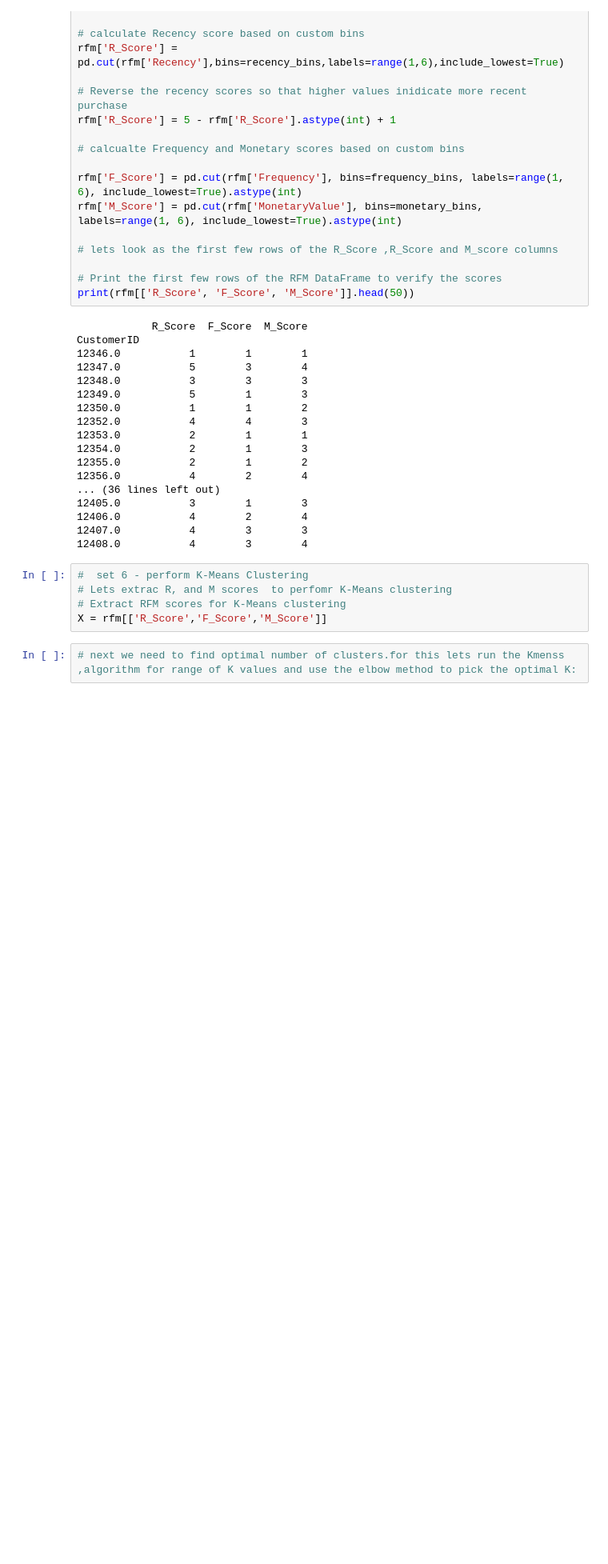
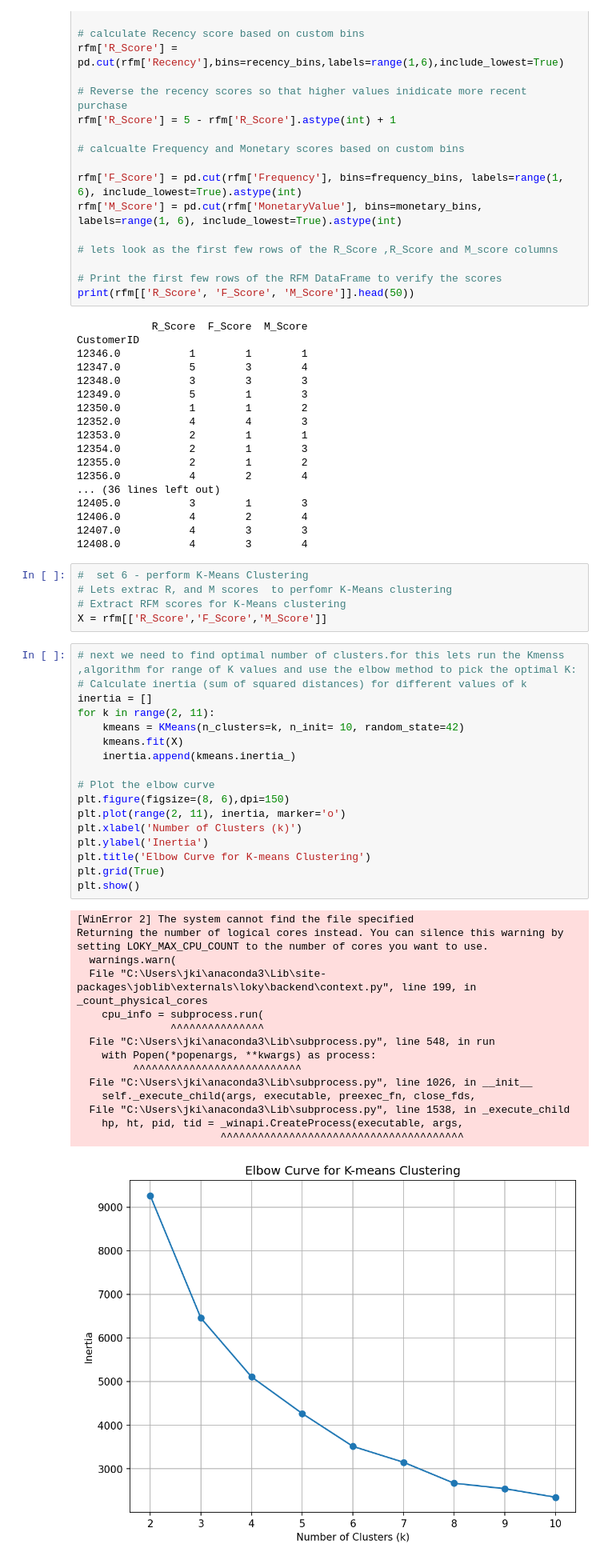
Before and after one commit to JohnKimaiyo/Business-Analyst-Projects, a Jupyter notebook: Python Data Analysis Projects/Customer Behaviour Projects/RFM Analysis/Online Shopping Data/January Online Shoping.ipynb, the cells around one changed output. Shown at 80% size. Drawn from its saved outputs; the diff is of its cells as text; blank space fills up the shorter version.

```diff
--- a/Python Data Analysis Projects/Customer Behaviour Projects/RFM Analysis/Online Shopping Data/January Online Shoping.ipynb
+++ b/Python Data Analysis Projects/Customer Behaviour Projects/RFM Analysis/Online Shopping Data/January Online Shoping.ipynb
@@ -173,3 +173,34 @@ CustomerID
 X = rfm[['R_Score','F_Score','M_Score']]
 # %%
 # next we need to find optimal number of clusters.for this lets run the Kmenss ,algorithm for range of K values and use the elbow method to pick the optimal K:
+# Calculate inertia (sum of squared distances) for different values of k
+inertia = []
+for k in range(2, 11):
+    kmeans = KMeans(n_clusters=k, n_init= 10, random_state=42)
+    kmeans.fit(X)
+    inertia.append(kmeans.inertia_)
+
+# Plot the elbow curve
+plt.figure(figsize=(8, 6),dpi=150)
+plt.plot(range(2, 11), inertia, marker='o')
+plt.xlabel('Number of Clusters (k)')
+plt.ylabel('Inertia')
+plt.title('Elbow Curve for K-means Clustering')
+plt.grid(True)
+plt.show()
+# %% [output]
+[WinError 2] The system cannot find the file specified
+Returning the number of logical cores instead. You can silence this warning by setting LOKY_MAX_CPU_COUNT to the number of cores you want to use.
+  warnings.warn(
+  File "C:\Users\jki\anaconda3\Lib\site-packages\joblib\externals\loky\backend\context.py", line 199, in _count_physical_cores
+    cpu_info = subprocess.run(
+               ^^^^^^^^^^^^^^^
+  File "C:\Users\jki\anaconda3\Lib\subprocess.py", line 548, in run
+    with Popen(*popenargs, **kwargs) as process:
+         ^^^^^^^^^^^^^^^^^^^^^^^^^^^
+  File "C:\Users\jki\anaconda3\Lib\subprocess.py", line 1026, in __init__
+    self._execute_child(args, executable, preexec_fn, close_fds,
+  File "C:\Users\jki\anaconda3\Lib\subprocess.py", line 1538, in _execute_child
+    hp, ht, pid, tid = _winapi.CreateProcess(executable, args,
+                       ^^^^^^^^^^^^^^^^^^^^^^^^^^^^^^^^^^^^^^^
+[figure, added]
```
